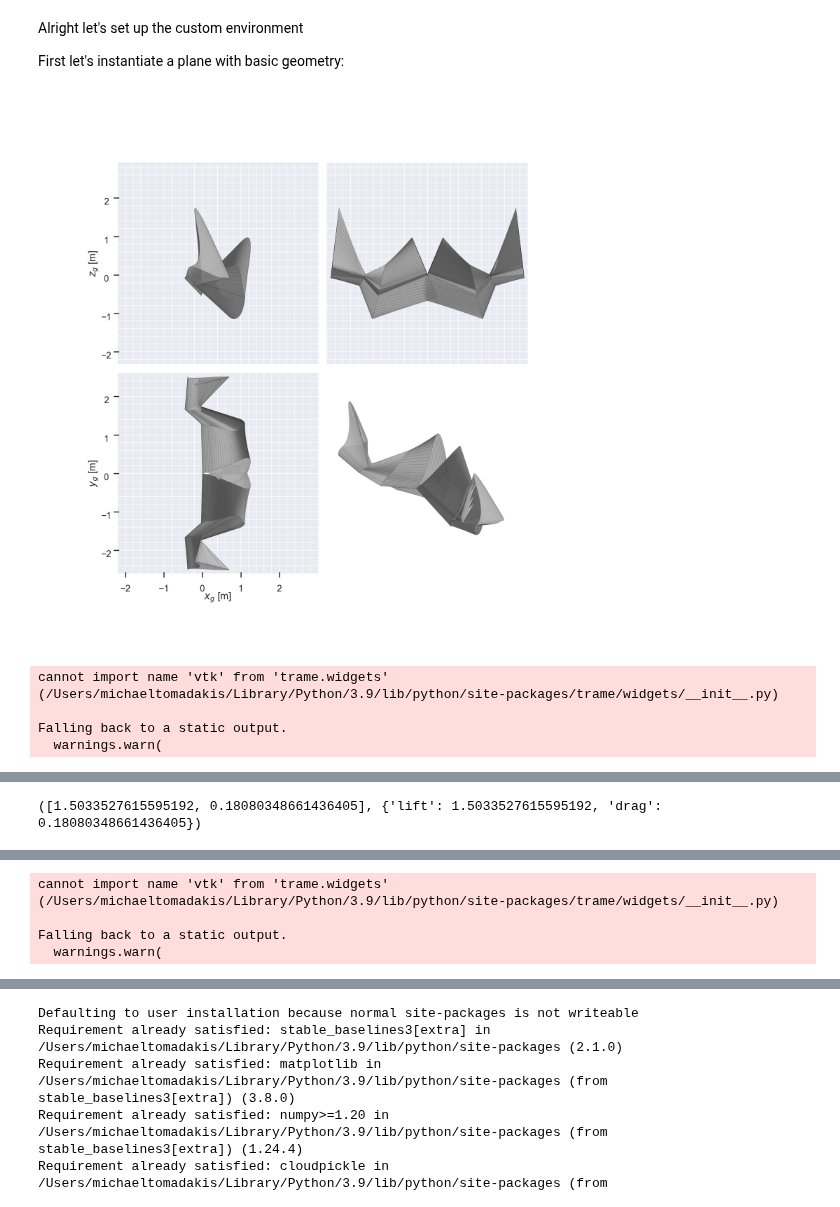
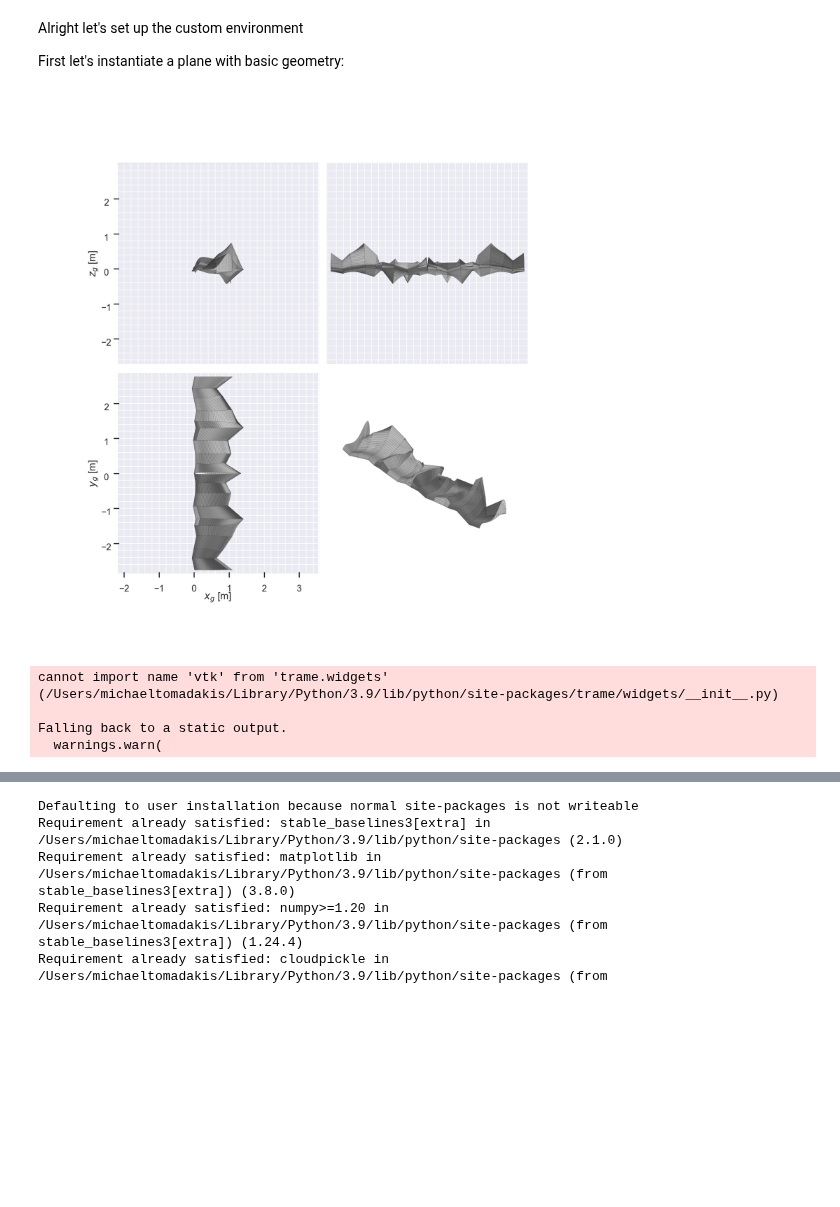
Before and after one commit to Skunkmeister/DSP-F23, a Jupyter notebook: MichaelTutorialCopy/attemptingPPOWithBaseline.ipynb, the cells around one changed output, grey strips where cells are left out. Saved outputs shown, nothing was run; the diff lists cells and outputs as text; code cells hidden in the pictures; blank space fills up the shorter version.

```diff
--- a/MichaelTutorialCopy/attemptingPPOWithBaseline.ipynb
+++ b/MichaelTutorialCopy/attemptingPPOWithBaseline.ipynb
@@ -238,33 +255,37 @@ class AeroEnv(gym.Env):
 	def close (self):
 		...
 # %%
-numChords=4, initialYSpacing=0.5, initialChordLength=1, initialUpperKulfan=2, initialLowerKulfan=-0.1, initialLEW=1, initialN1=1, initialN2=1, dX_bounds = (-0.2, 0.2),
-		dY_bounds = (-0.2, 0.2),
-		dZ_bounds = (-0.2, 0.2),
-		dChord_bounds = (-0.2, 0.2),
-		dTwist_bounds = (-9, 9),
-		KT_bounds = (0, 5),
-		KB_bounds = (-3, 0),
-		N_bounds = (1, 4),
-		LEW_bounds = (0, 1),
-		kulfanWeightResolution = 6
+env = AeroEnv(
+    numChords=10,
+	initialYSpacing=0.3,
+	initialChordLength=1,
+	initialUpperKulfan=1.5,
+	initialLowerKulfan=-0.3,
+	initialLEW=0.3,
+	initialN1=2,
+	initialN2=1,
+    dX_bounds = (-0.05, 0.05),
+	dY_bounds = (-0.05, 0.05),
+	dZ_bounds = (-0.05, 0.05),
+	dChord_bounds = (-0.2, 0.2),
+	dTwist_bounds = (0, 0),
+	KT_bounds = (-0.5, 2),
+	KB_bounds = (-1, 0.5),
+	N_bounds = (1, 4),
+	LEW_bounds = (0, 1),
+	kulfanWeightResolution = 7)
 
-
-
-
-
-env = AeroEnv()
-episodes = 50
 obs = env.reset()
 random_action = env.action_space.sample()
 obs, reward, terminated, truncated, info = env.step(random_action)
+random_action = env.action_space.sample()
 obs, reward, terminated, truncated, info = env.step(random_action)
+random_action = env.action_space.sample()
 obs, reward, terminated, truncated, info = env.step(random_action)
 env.render()
-print(env.reset())
-env.render()
+obs, info = env.reset()
 # %% [output]
-[figure, old version]
+[figure, new version]
 cannot import name 'vtk' from 'trame.widgets' (/Users/michaeltomadakis/Library/Python/3.9/lib/python/site-packages/trame/widgets/__init__.py)
 
 Falling back to a static output.
@@ -273 +293,0 @@ Falling back to a static output.
-([1.5033527615595192, 0.18080348661436405], {'lift': 1.5033527615595192, 'drag': 0.18080348661436405})
@@ -275,4 +293,0 @@ Falling back to a static output.
-cannot import name 'vtk' from 'trame.widgets' (/Users/michaeltomadakis/Library/Python/3.9/lib/python/site-packages/trame/widgets/__init__.py)
-
-Falling back to a static output.
-  warnings.warn(
```
Also changed, not shown: parts of 5 cells of this notebook, 1 other file.
